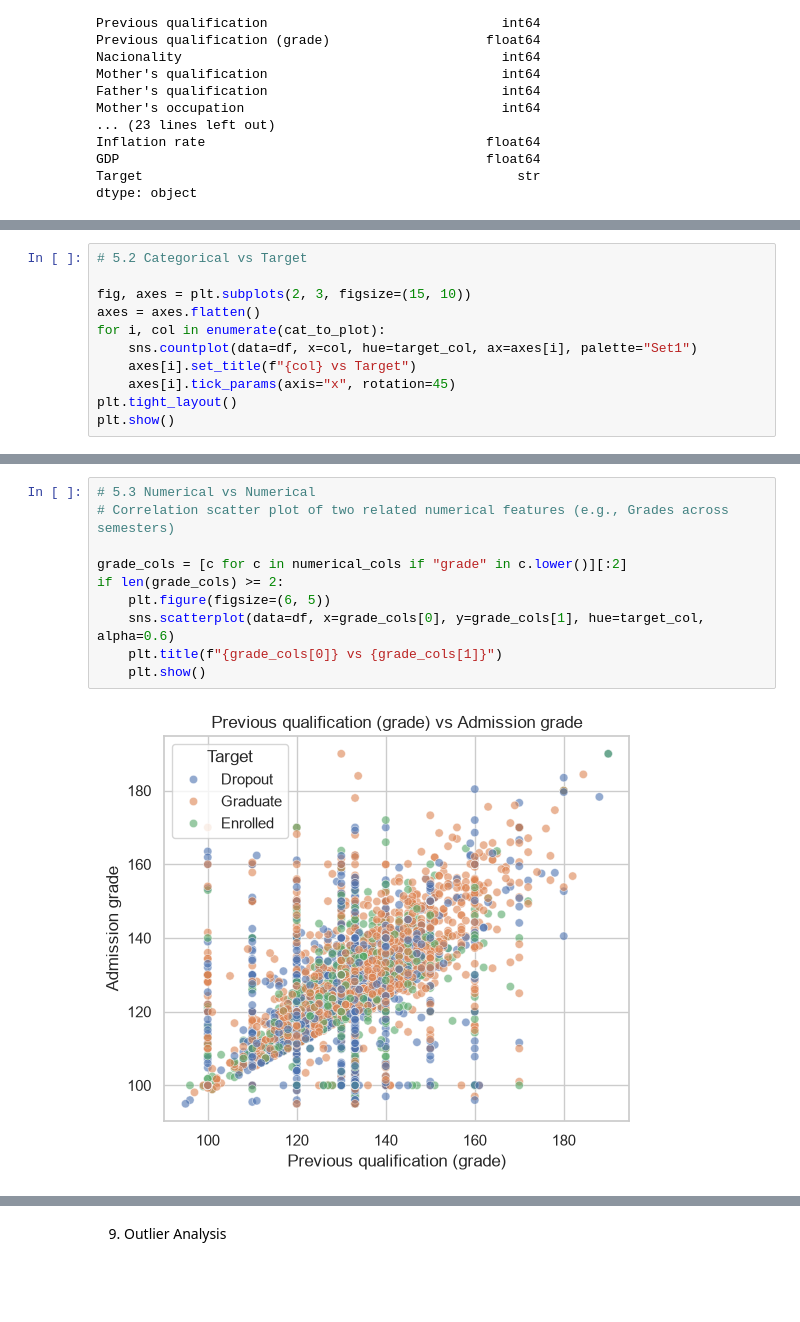
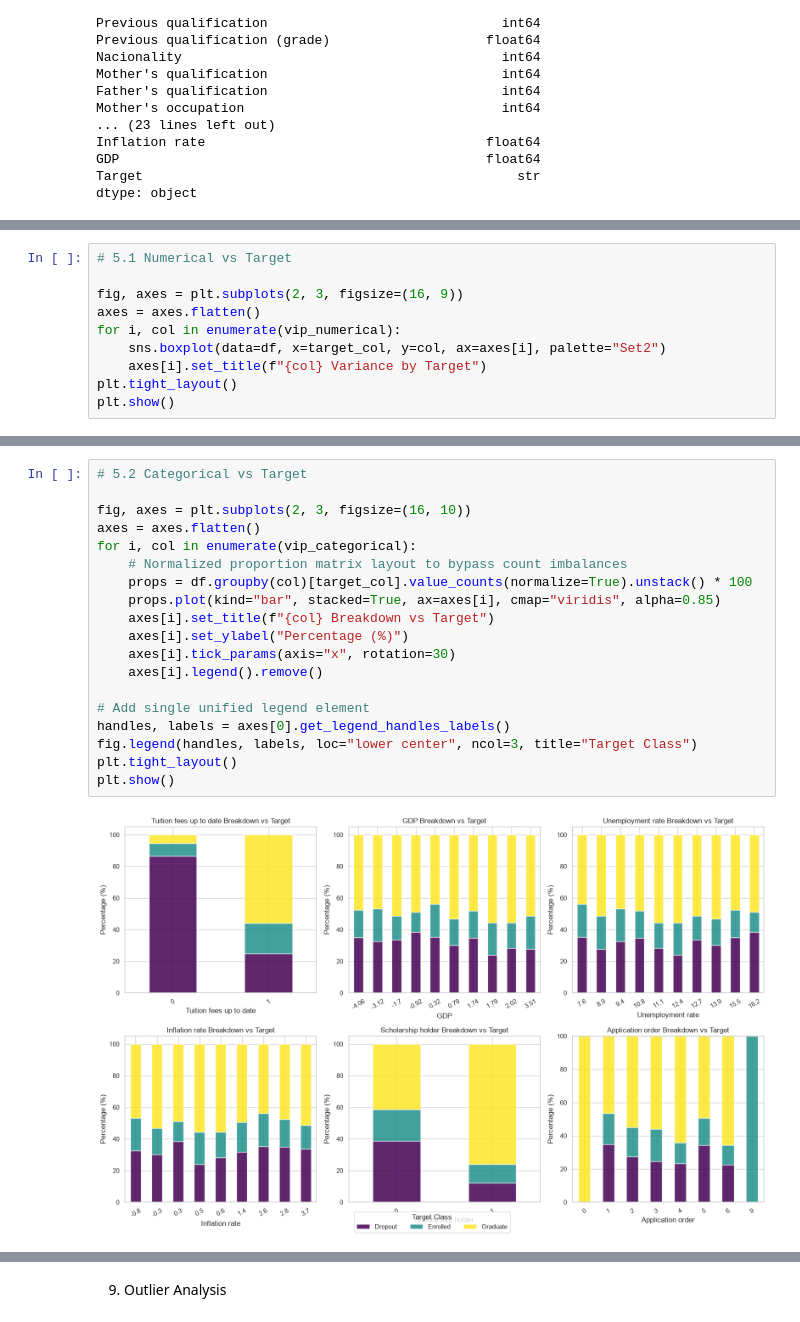
Before and after one commit to ryomen1234/Predicting-Student-Dropout-Academic-Success, a Jupyter notebook: noteboks/01_explore_data.ipynb, the cells around one changed output, grey strips where cells are left out. Cells and saved outputs as stored; diff of their text form; blank space fills up the shorter version.

```diff
--- a/noteboks/01_explore_data.ipynb
+++ b/noteboks/01_explore_data.ipynb
@@ -237,12 +278,11 @@ plt.show()
 # %%
-# 5.2 Categorical vs Target
+# 5.1 Numerical vs Target
 
-fig, axes = plt.subplots(2, 3, figsize=(15, 10))
+fig, axes = plt.subplots(2, 3, figsize=(16, 9))
 axes = axes.flatten()
-for i, col in enumerate(cat_to_plot):
-    sns.countplot(data=df, x=col, hue=target_col, ax=axes[i], palette="Set1")
-    axes[i].set_title(f"{col} vs Target")
-    axes[i].tick_params(axis="x", rotation=45)
+for i, col in enumerate(vip_numerical):
+    sns.boxplot(data=df, x=target_col, y=col, ax=axes[i], palette="Set2")
+    axes[i].set_title(f"{col} Variance by Target")
 plt.tight_layout()
 plt.show()
 # %% [output]
@@ -250,13 +290,22 @@ plt.show()
 # %%
-# 5.3 Numerical vs Numerical
-# Correlation scatter plot of two related numerical features (e.g., Grades across semesters)
+# 5.2 Categorical vs Target
 
-grade_cols = [c for c in numerical_cols if "grade" in c.lower()][:2]
-if len(grade_cols) >= 2:
-    plt.figure(figsize=(6, 5))
-    sns.scatterplot(data=df, x=grade_cols[0], y=grade_cols[1], hue=target_col, alpha=0.6)
-    plt.title(f"{grade_cols[0]} vs {grade_cols[1]}")
-    plt.show()
+fig, axes = plt.subplots(2, 3, figsize=(16, 10))
+axes = axes.flatten()
+for i, col in enumerate(vip_categorical):
+    # Normalized proportion matrix layout to bypass count imbalances
+    props = df.groupby(col)[target_col].value_counts(normalize=True).unstack() * 100
+    props.plot(kind="bar", stacked=True, ax=axes[i], cmap="viridis", alpha=0.85)
+    axes[i].set_title(f"{col} Breakdown vs Target")
+    axes[i].set_ylabel("Percentage (%)")
+    axes[i].tick_params(axis="x", rotation=30)
+    axes[i].legend().remove()
+
+# Add single unified legend element
+handles, labels = axes[0].get_legend_handles_labels()
+fig.legend(handles, labels, loc="lower center", ncol=3, title="Target Class")
+plt.tight_layout()
+plt.show()
 # %% [output]
-[figure, old version]
+[figure, new version]
 # %%
```
Also changed, not shown: parts of 36 cells of this notebook.
